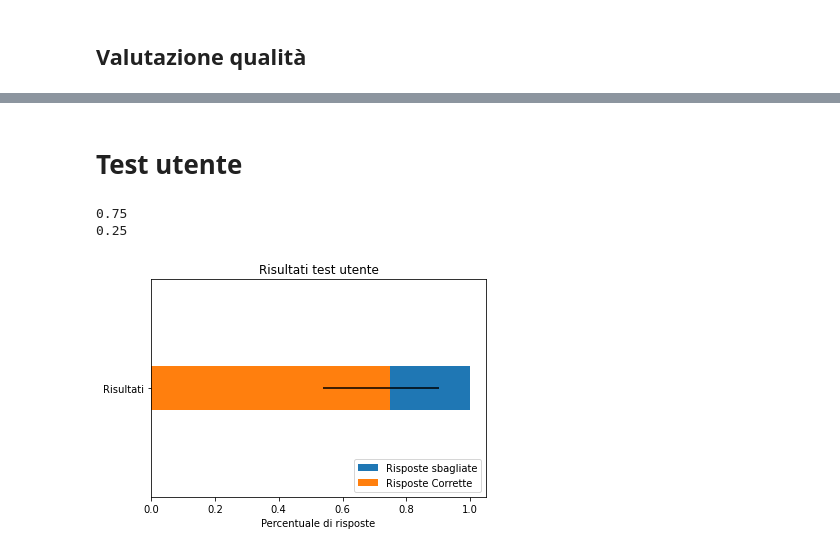
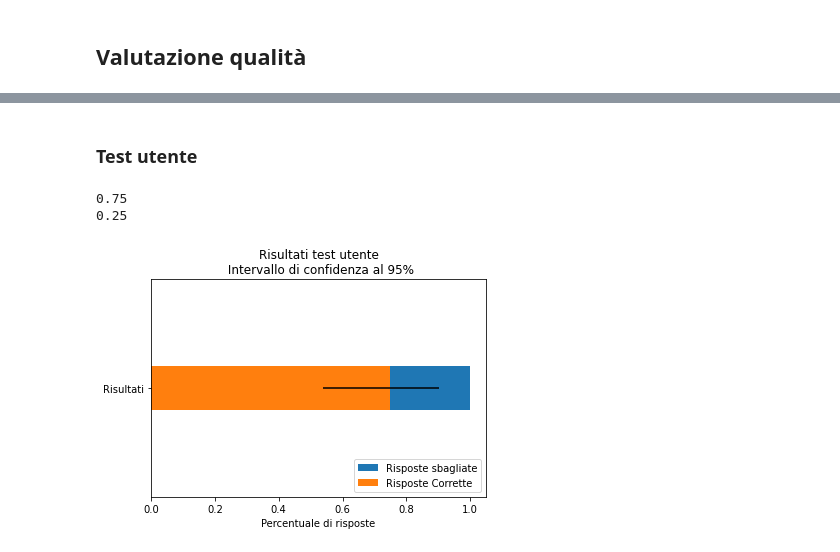
Before and after one commit to Blowdire/DataVisualizationProject, a Jupyter notebook: Progetto/progetto-imdb.ipynb, the cells around one changed output, grey strips where cells are left out. Drawn from its saved outputs; the diff is of its cells as text; code cells hidden in the pictures.

```diff
--- a/Progetto/progetto-imdb.ipynb
+++ b/Progetto/progetto-imdb.ipynb
@@ -612,7 +608,7 @@ fig.update_layout(
 fig.show()
 fig.write_html("./violin_psico.html")
 # %% [markdown]
-# Test utente
+### Test utente
 # %%
 import pandas as pd
 data = {
@@ -648,17 +644,17 @@ upper_confidence = 0.1523
 # %%
 import numpy as np
 import matplotlib.pyplot as plt
 
 p2 = plt.barh(["Risultati"], [1])
 p1 = plt.barh(["Risultati"], [0.75], xerr=[[lower_confidence],[upper_confidence]])
 
 plt.xlabel('Percentuale di risposte')
-plt.title('Risultati test utente')
+plt.title('Risultati test utente\n Intervallo di confidenza al 95%')
 plt.legend(["Risposte sbagliate","Risposte Corrette"], loc ="lower right")
 plt.ylim(-2, 2)
 plt.show()
 # %% [output]
-[figure, old version]
+[figure, new version]
 # %%
 import plotly.io as pio
 import plotly.express as px
```
Also changed, not shown: parts of 2 cells of this notebook, 8 other files.
